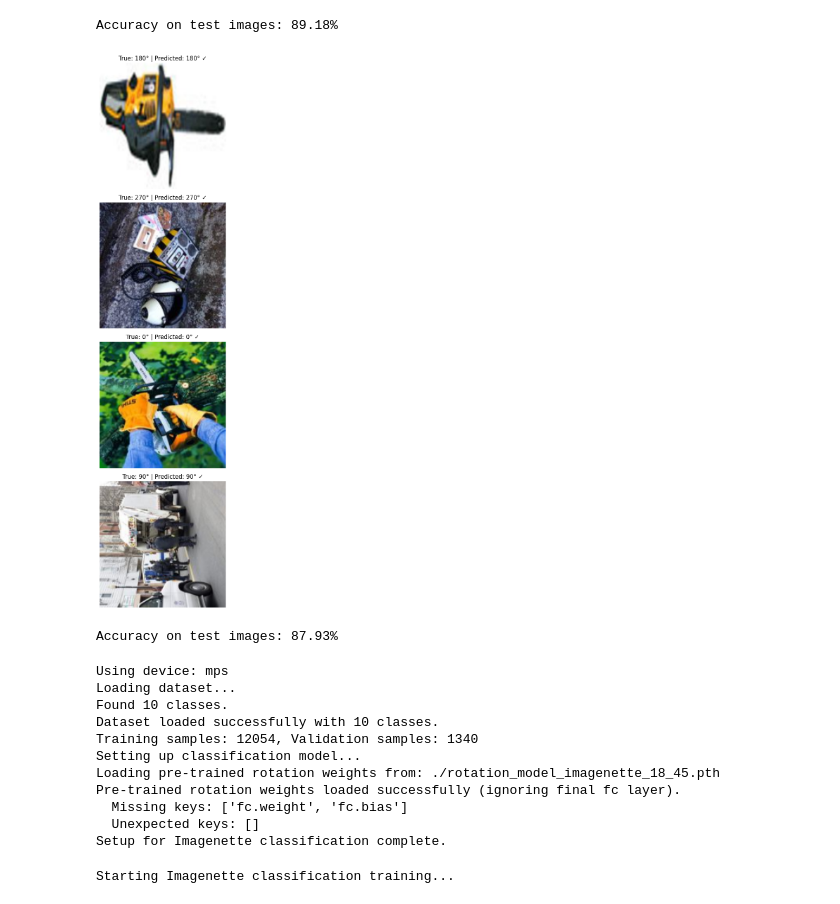
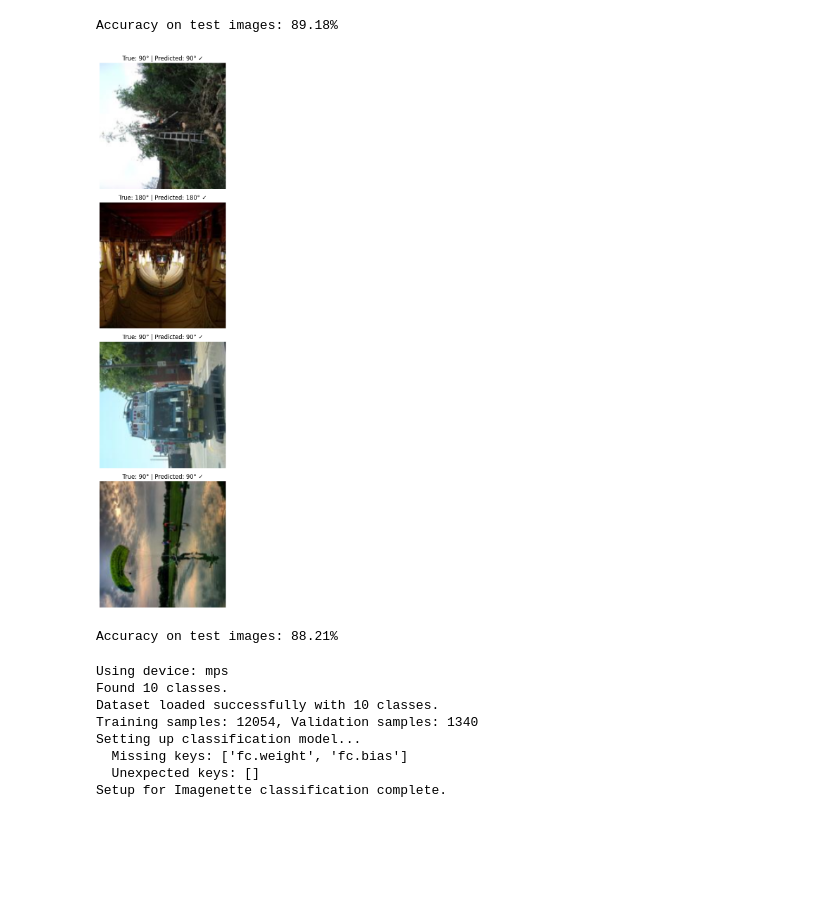
Before and after one commit to Astrak00/CS444, a Jupyter notebook: assignment3/mp3_rotation_starter_V6.ipynb, the cells around one changed output. Cells and saved outputs as stored; diff of their text form; code cells hidden in the pictures; blank space fills up the shorter version.

Commit message:
outputs + models

```diff
--- a/assignment3/mp3_rotation_starter_V6.ipynb
+++ b/assignment3/mp3_rotation_starter_V6.ipynb
@@ -824,9 +824,6 @@ Epoch 45, Step 300, Loss: 0.224, acc: 93.75%
 Epoch 45, Step 350, Loss: 0.290, acc: 90.62%
 Epoch 45, Step 400, Loss: 0.369, acc: 78.12%
 Finished rotation training.
-# %%
-MODEL_PATH = './rotation_model_imagenette_100.pth'
-torch.save(net_img.state_dict(), MODEL_PATH)
 # %%
 # When running with a resnet101 and 100 epochs
 # MODEL_PATH = './rotation_model_imagenette.pth'
@@ -884,10 +881,11 @@ print(f"Accuracy on test images: {100 * correct / total:.2f}%")
 [figure]
 Accuracy on test images: 89.18%
 # %%
-# Load the trained rotation model to test the accuracy
-# MODEL_PATH = './rotation_model_imagenette.pth'
-test_model = resnet101(num_classes=4)  # Use ResNet50 to match the saved model
+# When running with a resnet18
+MODEL_PATH = './rotation_model_imagenette_18_45.pth'
+test_model = resnet18(num_classes=4)  # Use ResNet50 to match the saved model
 test_model = test_model.to(device)
+
 
 # Load saved state
 test_model.load_state_dict(torch.load(MODEL_PATH, map_location=device))
@@ -910,35 +908,35 @@ with torch.no_grad():
 rot_names = ['0°', '90°', '180°', '270°']
 fig, axes = plt.subplots(4, 1, figsize=(10, 16))
 
 for i in range(4):
     # Display rotated image with true and predicted labels
     rotated_img = rotated_images[i].permute(1, 2, 0).cpu().numpy()
     axes[i].imshow(rotated_img)
     true_label = rotation_labels[i].item()
     pred_label = predicted[i].item()
     correct = "✓" if true_label == pred_label else "✗"
     axes[i].set_title(f"True: {rot_names[true_label]} | Predicted: {rot_names[pred_label]} {correct}")
     axes[i].axis('off')
 
 plt.tight_layout()
 plt.show()
 
 # Calculate accuracy on a larger test set
 correct = 0
 total = 0
 with torch.no_grad():
     for images, rotated_images, rotation_labels, _ in test_loader:
         rotated_images = rotated_images.to(device)
         rotation_labels = rotation_labels.to(device)
         outputs = test_model(rotated_images)
         _, predicted = torch.max(outputs, 1)
         total += rotation_labels.size(0)
         correct += (predicted == rotation_labels).sum().item()
 
 print(f"Accuracy on test images: {100 * correct / total:.2f}%")
 # %% [output]
-[figure, old version]
+[figure, new version]
-Accuracy on test images: 87.93%
+Accuracy on test images: 88.21%
 # %%
 # === Modified Second-to-Last Cell (Setup: Load Rotation Weights for Classification) ===
 import torch
@@ -1048,13 +1046,10 @@ except Exception as e:
     print(f"An error occurred during setup: {e}")
 # %% [output]
 Using device: mps
-Loading dataset...
 Found 10 classes.
 Dataset loaded successfully with 10 classes.
 Training samples: 12054, Validation samples: 1340
 Setting up classification model...
-Loading pre-trained rotation weights from: ./rotation_model_imagenette_18_45.pth
-Pre-trained rotation weights loaded successfully (ignoring final fc layer).
   Missing keys: ['fc.weight', 'fc.bias']
   Unexpected keys: []
 Setup for Imagenette classification complete.
@@ -1091,6 +1086,7 @@ def train_classification(model, train_loader, val_loader, criterion, optimizer,
         train_acc = (100 * correct / total) if total > 0 else 0
         epoch_loss = running_loss / len(train_loader) if len(train_loader) > 0 else 0
 
+        print(f'Epoch [{epoch + 1}/{num_epochs}], Loss: {epoch_loss:.4f}, Train Acc: {train_acc:.2f}%, Time: {time.time() - start_time:.2f}s')
         # Save model if validation accuracy improves
         if epoch % 5 == 0:
             save_path = f'./imagenette_classification_{epoch}.pth'
@@ -1098,26 +1094,3 @@ def train_classification(model, train_loader, val_loader, criterion, optimizer,
 
     print(f'Finished Training')
     return model
-
-# --- Call the Training Function ---
-if 'net_clf' in locals() and 'train_loader_clf' in locals():
-    print("Starting Imagenette classification training...")
-    # Adjust num_epochs as needed
-    trained_net_clf = train_classification(
-        net_clf,
-        train_loader_clf,
-        val_loader_clf,
-        criterion_clf,
-        optimizer_clf,
-        scheduler_clf,
-        num_epochs=30
-    )
-    print("Imagenette classification training finished.")
-
-    final_model_path = './imagenette_classification_final.pth'
-    torch.save(trained_net_clf.state_dict(), final_model_path)
-    print(f"Final model saved to {final_model_path}")
-else:
-    print("Skipping training call because setup cell did not complete successfully.")
-# %% [output]
-Starting Imagenette classification training...
```
Also changed, not shown: parts of 3 cells of this notebook, 2 other files.
